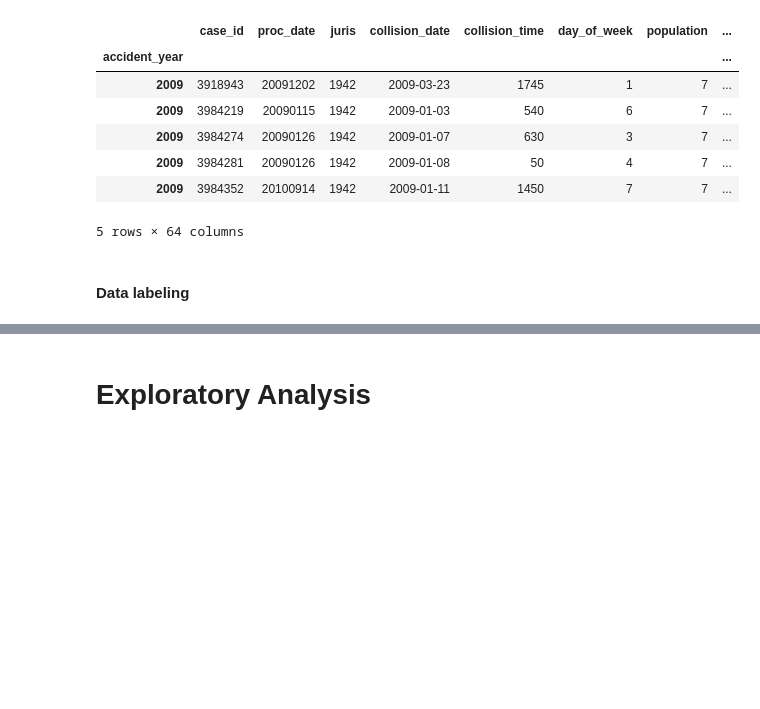
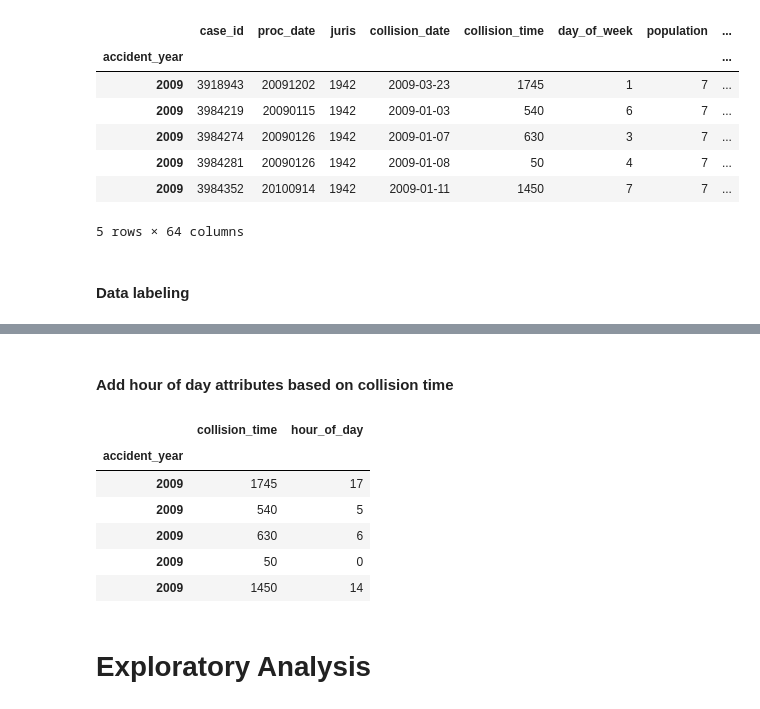
Before and after one commit to chenliny-zz/LA_Collision_Analysis, a Jupyter notebook: collision_exploratory_analysis_la.ipynb, the cells around one changed output, grey strips where cells are left out. Saved outputs shown, nothing was run; the diff lists cells and outputs as text; code cells hidden in the pictures; blank space fills up the shorter version.

```diff
--- a/collision_exploratory_analysis_la.ipynb
+++ b/collision_exploratory_analysis_la.ipynb
@@ -178,3 +235,23 @@ collision['weather_1'].replace(to_replace=[i for i in weatherdict.keys()],
+# %% [markdown]
+#### Add hour of day attributes based on collision time
+# %%
+ranges = list(np.arange(0, 2401, 100))
+labels = list(np.arange(0, 24))
+collision['hour_of_day'] = pd.cut(
+    collision['collision_time'],
+    ranges,
+    labels=labels
+).astype('category')
+
+collision[['collision_time', 'hour_of_day']].head()
+# %% [output]
+|  | collision_time | hour_of_day |
+| accident_year |  |  |
+| 2009 | 1745 | 17 |
+| 2009 | 540 | 5 |
+| 2009 | 630 | 6 |
+| 2009 | 50 | 0 |
+| 2009 | 1450 | 14 |
 # %% [markdown]
 # Exploratory Analysis
 # %% [markdown]
```
Also changed, not shown: parts of 11 cells of this notebook.
